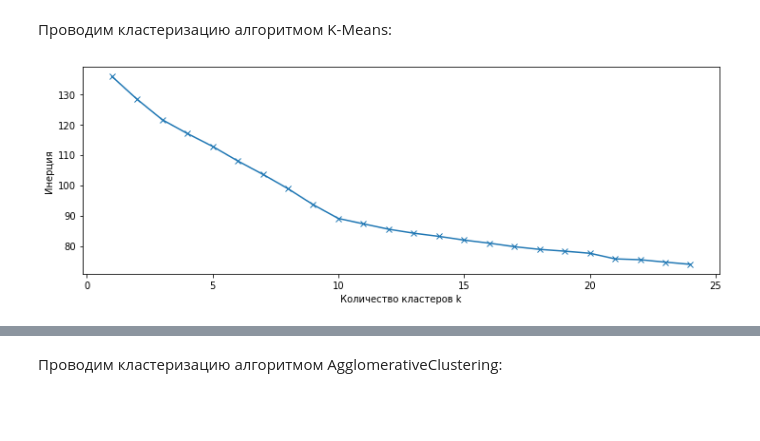
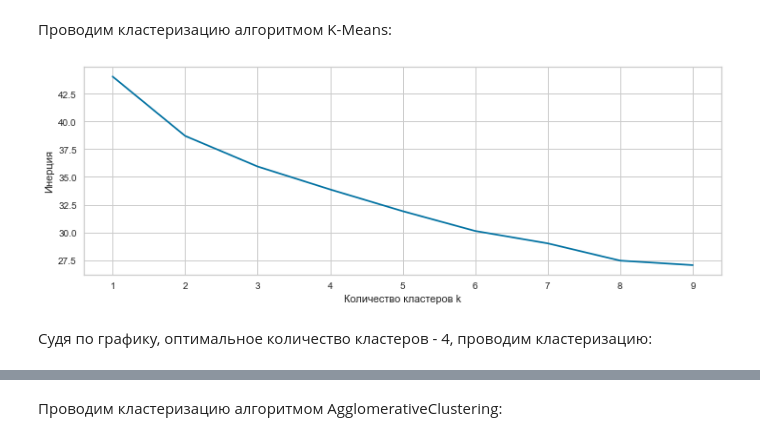
Before and after one commit to rpurei/otus, a Jupyter notebook: prof-hw2/ml_prof_hw02.ipynb, the cells around one changed output, grey strips where cells are left out. Saved outputs shown, nothing was run; the diff lists cells and outputs as text; code cells hidden in the pictures; blank space fills up the shorter version.

```diff
--- a/prof-hw2/ml_prof_hw02.ipynb
+++ b/prof-hw2/ml_prof_hw02.ipynb
@@ -150,8 +155,8 @@ def feature_plot(feature_name, categorical_feature, categorical_feature_value):
 # %%
 df['Saving accounts'] = df['Saving accounts'].apply(lambda x: ['unknown', 'little', 'moderate', 'quite rich', 'rich'].index(x))
 df['Checking account'] = df['Checking account'].apply(lambda x: ['unknown', 'little', 'moderate', 'rich'].index(x))
-labelencoder = LabelEncoder()
-df['Sex'] = labelencoder.fit_transform(df['Sex'])
+# labelencoder = LabelEncoder()
+# df['Sex'] = labelencoder.fit_transform(df['Sex'])
 # %% [markdown]
 Признаки 'Housing' и 'Purpose' не имеют признаком ранжирования, кодируем их OneHotEncoder:
 # %%
@@ -168,9 +173,9 @@ df.head()
 # %% [markdown]
 Приводим данные к одному масштабу, что необходимо т.к. при расчете расстояний между объектами - все измерения в пространстве должны быть в одних единицах.
 # %%
-scaler = StandardScaler()  #StandardScaler
+scaler = MinMaxScaler()  #StandardScaler
 scaler = scaler.fit(df)
-df_normalized = scaler.transform(df)
+df_normalized = scaler.fit_transform(df)
 df_normalized = pd.DataFrame(df_normalized)
 # %%
 df_normalized.head()
@@ -185,7 +190,7 @@ df_normalized.head()
 Проводим кластеризацию алгоритмом K-Means:
 # %%
 def elbow_checker(cluster_model, X):
-    k_max = 25
+    k_max = 10
     inertia = []
     for k in range(1, k_max):
         kmeans = cluster_model(n_clusters=k).fit(X)
@@ -199,8 +204,8 @@ def elbow_checker(cluster_model, X):
 
     plt.show()
 # %%
-kmeans = KMeans(n_clusters=3, random_state=97)
-df_normalized[len(df_normalized.columns)] = kmeans.fit_predict(df_normalized)
-elbow_checker(KMeans, df_normalized.drop(df_normalized[df_normalized.columns[-1]]))
+elbow_checker(KMeans, df_normalized)
 # %% [output]
-[figure, old version]
+[figure, new version]
+# %% [markdown]
+Судя по графику, оптимальное количество кластеров - 4, проводим кластеризацию:
```
Also changed, not shown: parts of 16 cells of this notebook.
